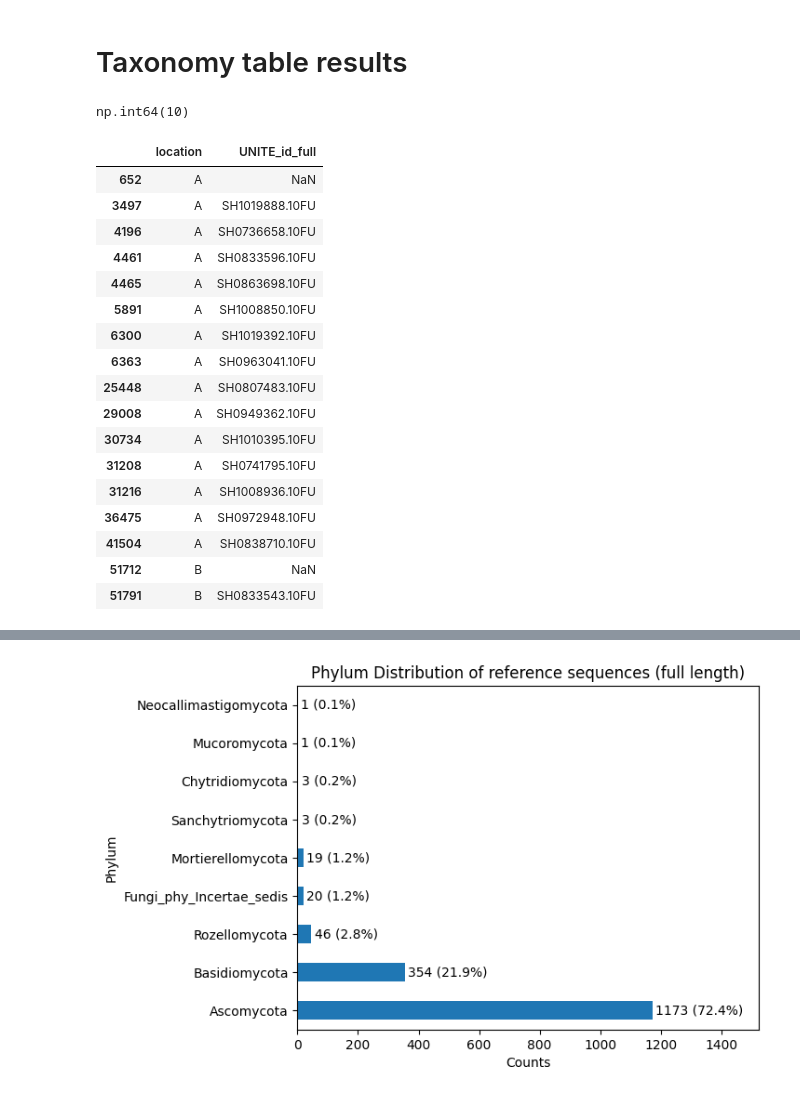
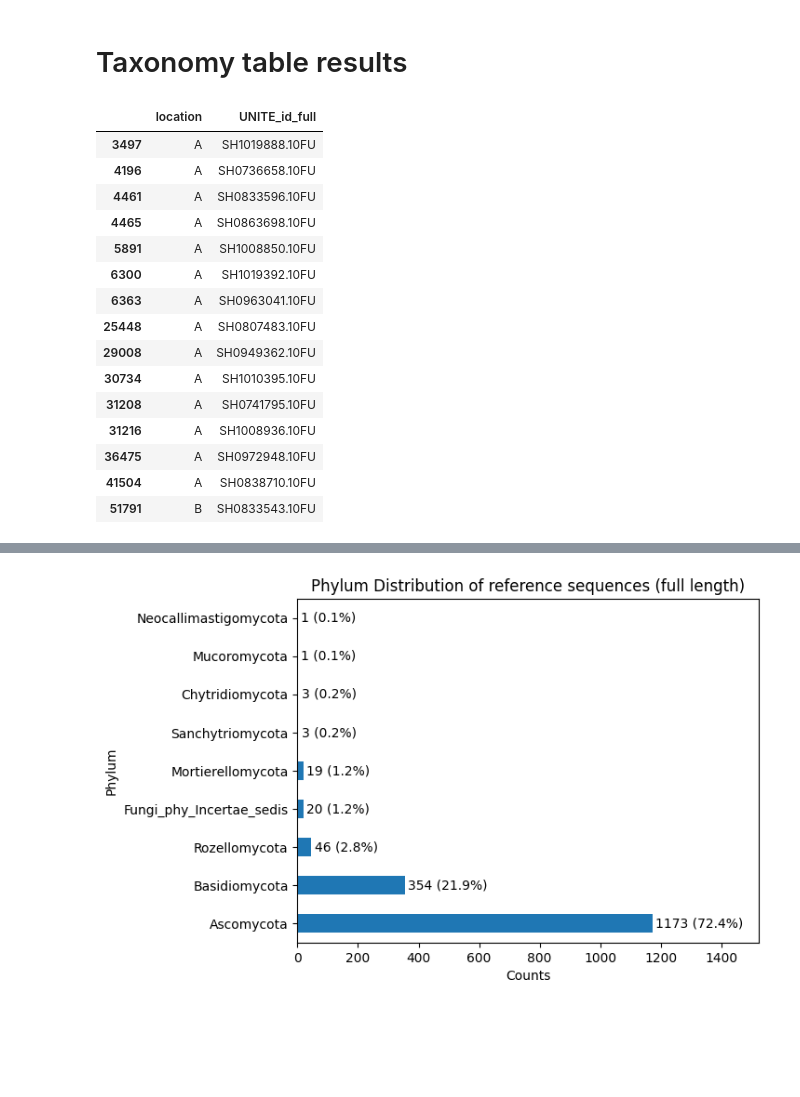
Before and after one commit to SethGG/mycodiversity-arise, a Jupyter notebook: 7_data_analysis.ipynb, the cells around one changed output, grey strips where cells are left out. Cells and saved outputs as stored; diff of their text form; code cells hidden in the pictures; blank space fills up the shorter version.

```diff
--- a/7_data_analysis.ipynb
+++ b/7_data_analysis.ipynb
@@ -368,21 +396,19 @@ The 229 new ZOTUs (129 after dereplication within samples) that passed the conta
 # %%
 #Taxonomic results on the discarded sequences
 num_not_trunc_unite_full_na = df_not_trunc_contam_full_refseq_full_loc.drop_duplicates(subset="refsequence_pk_full")["UNITE_id_full"].isna().sum()
 
-df_not_trunc_unite_full = df_not_trunc_contam_full.drop_duplicates(subset=["location", "UNITE_id_full"])
-display(df_discarded_unite_full[["location", "UNITE_id_full"]])
+df_not_trunc_unite_full_loc = df_not_trunc_contam_full_refseq_full_loc.dropna(subset="UNITE_id_full").drop_duplicates(subset=["location", "UNITE_id_full"])
+display(df_not_trunc_unite_full_loc[["location", "UNITE_id_full"]])
 
 
-#df_trunc_unite_full = df_trunc_contam_full_refseq_full.dropna(subset="UNITE_id_full").drop_duplicates(subset="UNITE_id_full")
+df_trunc_unite_full = df_trunc_contam_full_refseq_full.dropna(subset="UNITE_id_full").drop_duplicates(subset="UNITE_id_full")
 
 #df_discarded_unite_full = df_discarded_unite_full.merge(
 #    df_trunc_unite_full["UNITE_id_full"], on="UNITE_id_full", how="left", indicator=True).set_index(df_discarded_unite_full.index)
 #df_discarded_unite_full["new_UNITE_id"] = df_discarded_unite_full["_merge"] == "left_only"
-3df_discarded_unite_full = df_discarded_unite_full.drop(columns=['_merge'])
+#df_discarded_unite_full = df_discarded_unite_full.drop(columns=['_merge'])
 # %% [output]
-np.int64(10)
 |  | location | UNITE_id_full |
-| 652 | A | NaN |
 | 3497 | A | SH1019888.10FU |
 | 4196 | A | SH0736658.10FU |
 | 4461 | A | SH0833596.10FU |
@@ -397,7 +423,6 @@ np.int64(10)
 | 31216 | A | SH1008936.10FU |
 | 36475 | A | SH0972948.10FU |
 | 41504 | A | SH0838710.10FU |
-| 51712 | B | NaN |
 | 51791 | B | SH0833543.10FU |
 # %%
 df_both = df3[(df3["passed_contam_full"] == True) & (df3["passed_contam_trunc"] == True)]
```
Also changed, not shown: parts of 2 cells of this notebook.
